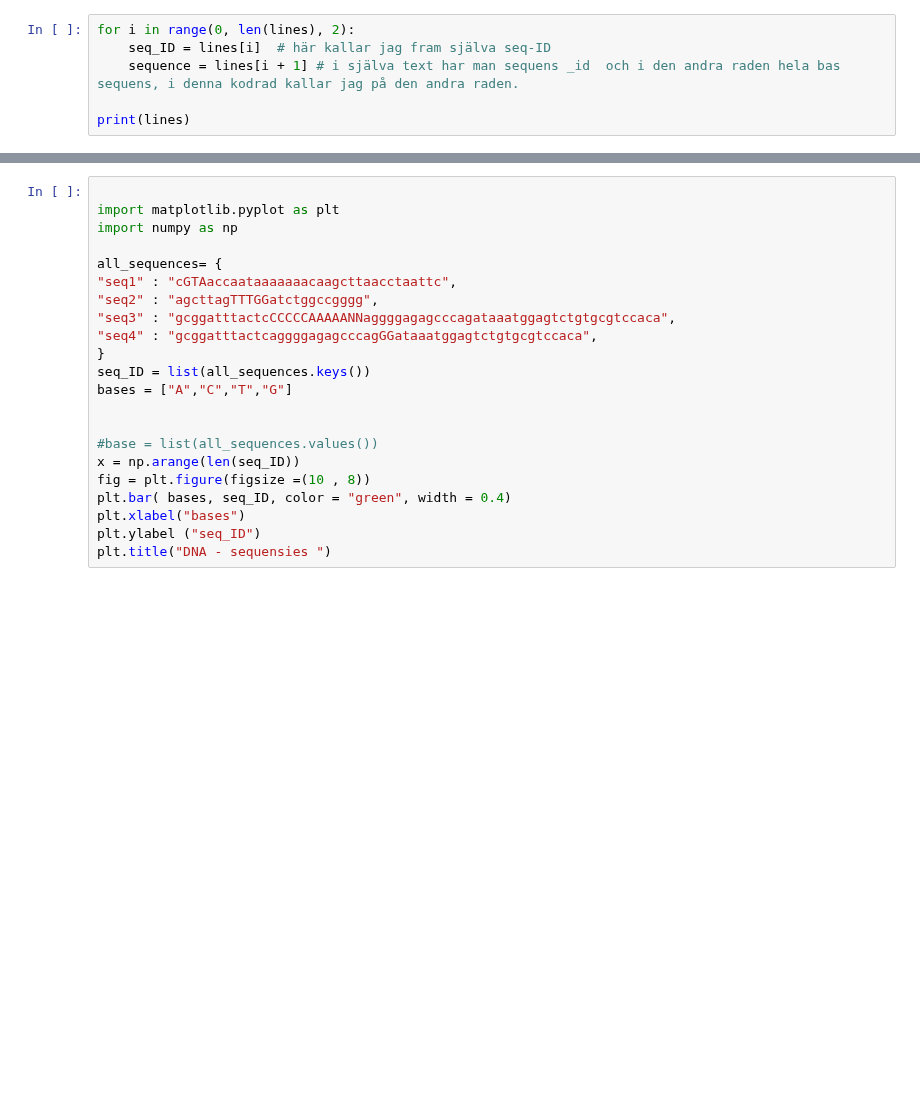
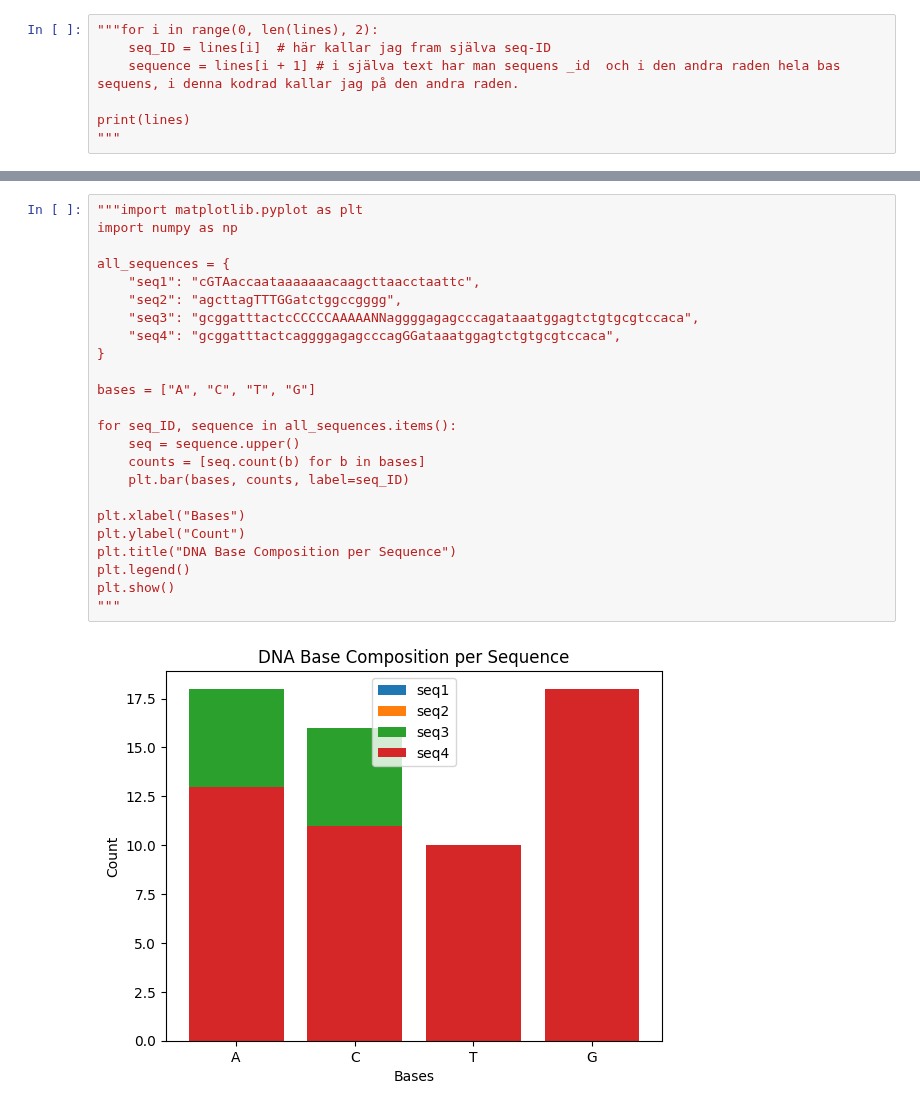
Before and after one commit to Akina-Aoki/python_aira_franco_de25, a Jupyter notebook: Python/14_Inheritance/lab1help.ipynb, the cells around one changed output, grey strips where cells are left out. Saved outputs shown, nothing was run; the diff lists cells and outputs as text; blank space fills up the shorter version.

```diff
--- a/Python/14_Inheritance/lab1help.ipynb
+++ b/Python/14_Inheritance/lab1help.ipynb
@@ -15,7 +1,8 @@ gcggatttactcaggggagagcccagGGataaatggagtctgtgcgtccaca
 # %%
-for i in range(0, len(lines), 2):
+"""for i in range(0, len(lines), 2):
     seq_ID = lines[i]  # här kallar jag fram själva seq-ID
     sequence = lines[i + 1] # i själva text har man sequens _id  och i den andra raden hela bas sequens, i denna kodrad kallar jag på den andra raden.
 
 print(lines)
+"""
 # %% [output]
@@ -42,22 +70,26 @@ for seq_ID, sequence in all_sequences.items():
 # %%
-
-import matplotlib.pyplot as plt
+"""import matplotlib.pyplot as plt
 import numpy as np
 
-all_sequences= {
-"seq1" : "cGTAaccaataaaaaaacaagcttaacctaattc",
-"seq2" : "agcttagTTTGGatctggccgggg",
-"seq3" : "gcggatttactcCCCCCAAAAANNaggggagagcccagataaatggagtctgtgcgtccaca",
-"seq4" : "gcggatttactcaggggagagcccagGGataaatggagtctgtgcgtccaca",
+all_sequences = {
+    "seq1": "cGTAaccaataaaaaaacaagcttaacctaattc",
+    "seq2": "agcttagTTTGGatctggccgggg",
+    "seq3": "gcggatttactcCCCCCAAAAANNaggggagagcccagataaatggagtctgtgcgtccaca",
+    "seq4": "gcggatttactcaggggagagcccagGGataaatggagtctgtgcgtccaca",
 }
-seq_ID = list(all_sequences.keys())
-bases = ["A","C","T","G"]
 
+bases = ["A", "C", "T", "G"]
 
-#base = list(all_sequences.values())
-x = np.arange(len(seq_ID))
-fig = plt.figure(figsize =(10 , 8))
-plt.bar( bases, seq_ID, color = "green", width = 0.4)
-plt.xlabel("bases")
-plt.ylabel ("seq_ID")
-plt.title("DNA - sequensies ")
+for seq_ID, sequence in all_sequences.items():
+    seq = sequence.upper()
+    counts = [seq.count(b) for b in bases]
+    plt.bar(bases, counts, label=seq_ID)
+
+plt.xlabel("Bases")
+plt.ylabel("Count")
+plt.title("DNA Base Composition per Sequence")
+plt.legend()
+plt.show()
+"""
+# %% [output]
+[figure, added]
```
Also changed, not shown: parts of 6 cells of this notebook, 2 other files.
